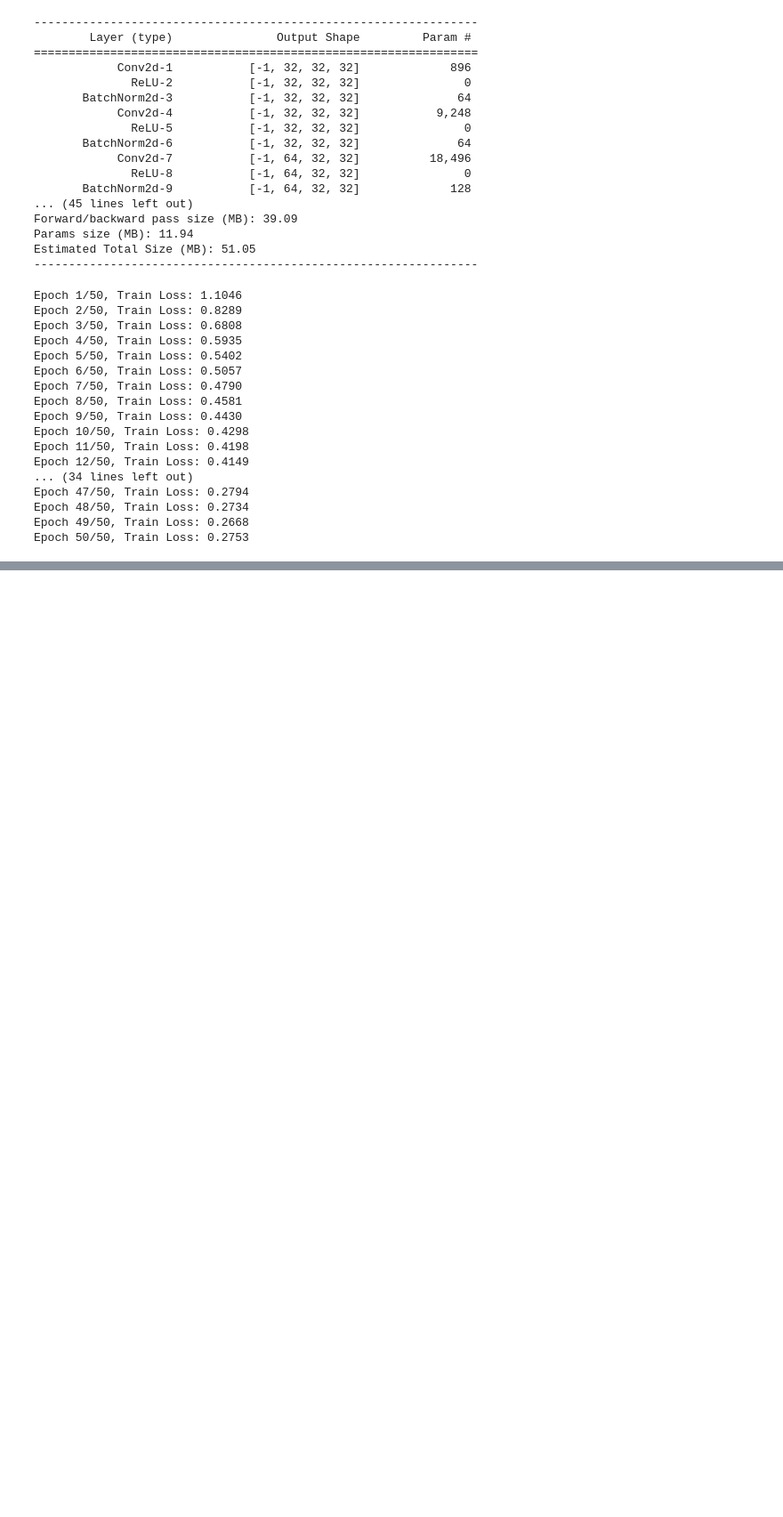
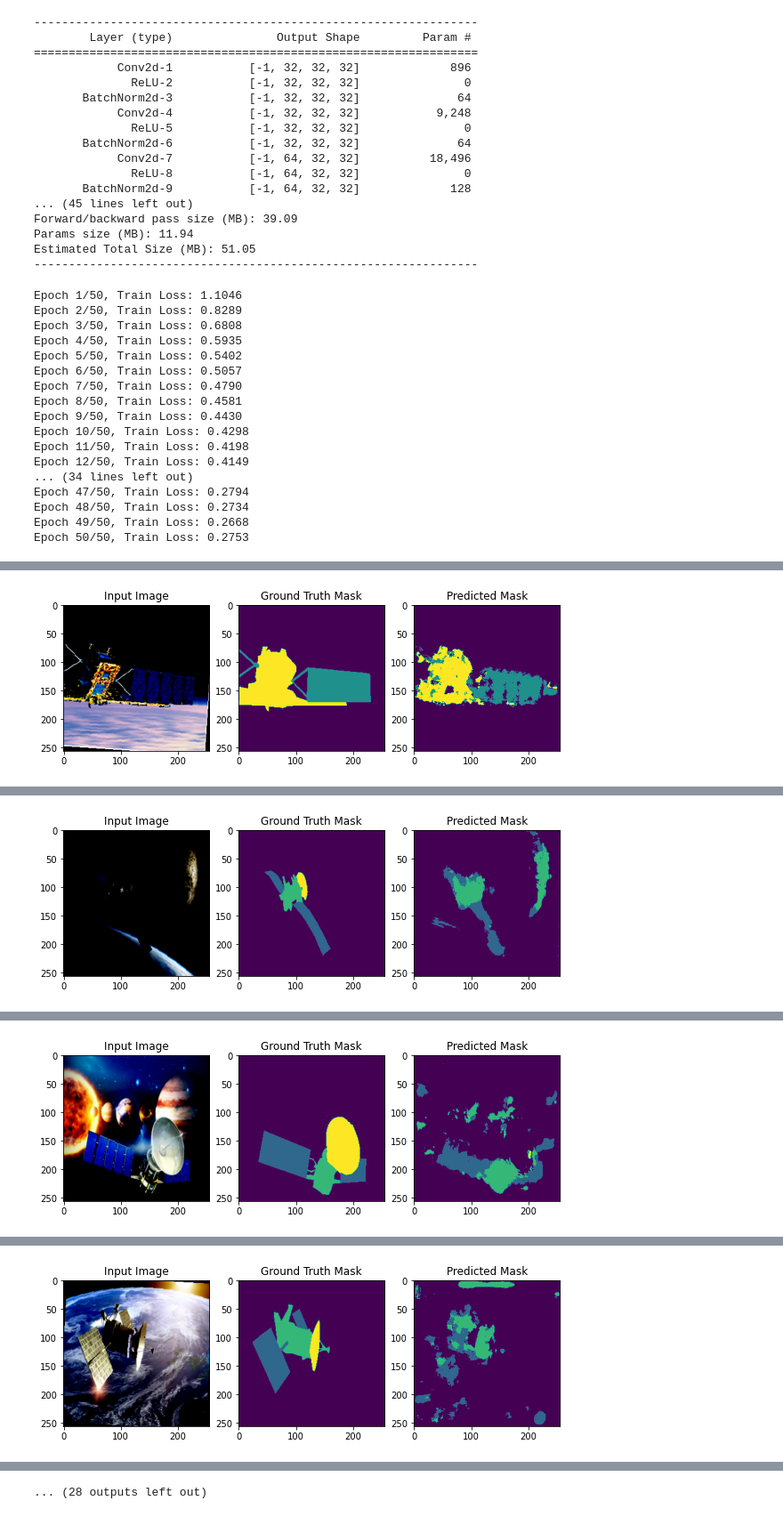
Before and after one commit to gremlin97/Turion, a Jupyter notebook: SegNext.ipynb, the cells around one changed output, grey strips where cells are left out. Shown at 89% size. Drawn from its saved outputs; the diff is of its cells as text; code cells hidden in the pictures; blank space fills up the shorter version.

Commit message:
Initial Outputs

```diff
--- a/SegNext.ipynb
+++ b/SegNext.ipynb
@@ -431,0 +432,5 @@ WARNING:matplotlib.image:Clipping input data to the valid range for imshow with
+# %%
+arr = np.random.randint(402, size=(20))
+for x in arr:
+  show_out(train,x)
+# %% [output]
@@ -431,0 +438 @@ WARNING:matplotlib.image:Clipping input data to the valid range for imshow with
+[figure, added]
@@ -431,0 +440 @@ WARNING:matplotlib.image:Clipping input data to the valid range for imshow with
+[figure, added]
@@ -431,0 +442 @@ WARNING:matplotlib.image:Clipping input data to the valid range for imshow with
+[figure, added]
@@ -431,0 +444 @@ WARNING:matplotlib.image:Clipping input data to the valid range for imshow with
+[figure, added]
@@ -431,0 +449 @@ WARNING:matplotlib.image:Clipping input data to the valid range for imshow with
+... (28 outputs left out)
```
Also changed, not shown: parts of 4 cells of this notebook.
